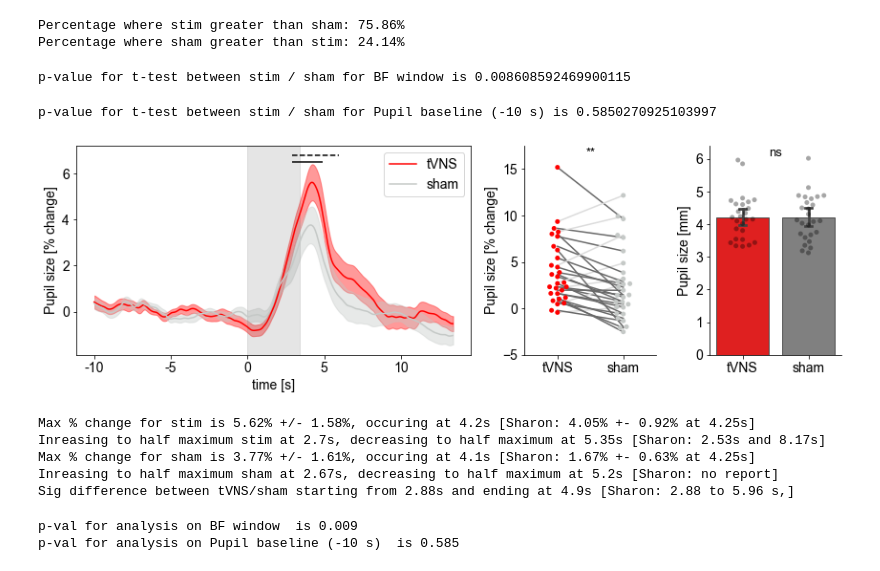
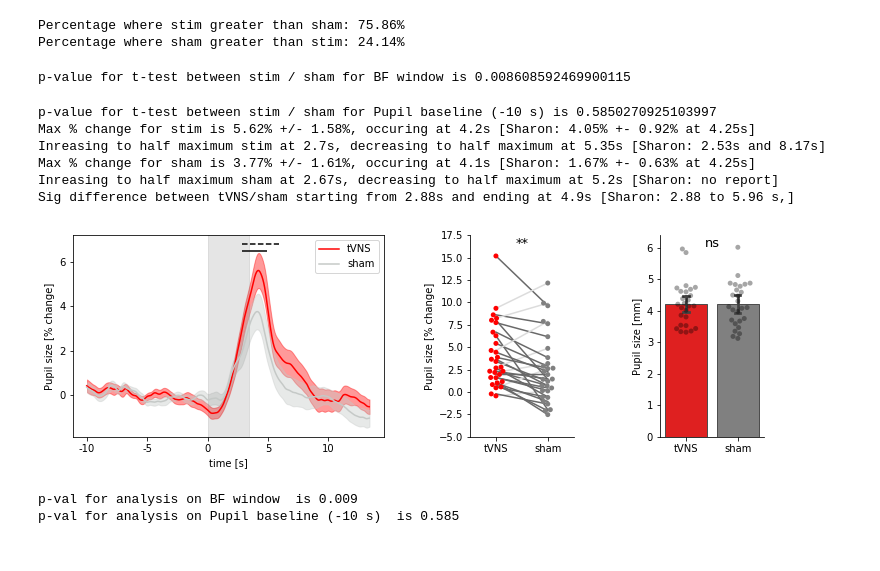
Before and after one commit to bethlloyd/sharon_replication, a Jupyter notebook: pupil_process_analysis.ipynb, the cells around one changed output. Saved outputs shown, nothing was run; the diff lists cells and outputs as text; code cells hidden in the pictures.

```diff
--- a/pupil_process_analysis.ipynb
+++ b/pupil_process_analysis.ipynb
@@ -780,16 +780,13 @@ print("Percentage where sham greater than stim: {:.2f}%".format(percentage_neg_e
 Percentage where stim greater than sham: 75.86%
 Percentage where sham greater than stim: 24.14%
 # %%
-# # plots settings:
-# #---------------------------------------
-
+# make Figure 2.
+# settings ----------
 start_window = 10
 end_window = 13.4
 sF = 40
 x = np.array(range(1,int((end_window--start_window)*sF)+1))
 
-# make Figure 3.  (box plot and density plot made in JASP)
-# settings ----------
 # make pallette for line plot
 plat= ['#696969']*len(subjectlist_fin)
 for  i, (stim,sham) in enumerate(zip(df['BF window_stim'], df['BF window_sham'])):
@@ -804,8 +801,12 @@ plt.subplots_adjust(left=0.1,
                     top=0.8,
                     wspace=0.5,
                     hspace=0.8)
+# make long dataframe
+df_stack = df.stack().reset_index()
+df_stack.columns = ['id', 'condition', 'val']
 df_stack['id'] = df_stack['id'].astype(float)
 df_stack['val'] = df_stack['val'].astype(float)
+
 
 
 agg_stim_mean = np.mean(pup_tot_stim[:],axis=0)
@@ -825,7 +826,7 @@ xticks = np.arange(0, len(pup_tot_stim[0]), sF*5).tolist(),np.arange(-start_wind
 stat, p_val_uncor = st.permtest_rel(pup_tot_stim[:], pup_tot_sham[:], axis=0)
 p_val_cor=sm.stats.fdrcorrection(p_val_uncor, alpha=0.05)
 sig_point=np.where(p_val_cor[0]==True)
-#patch = patches.Patch(color='grey', label='Manual Label')
+
 #plot timeseries
 axs[0].plot(agg_stim_mean, label='tVNS', color =  "#FF0000")
 axs[0].plot(agg_sham_mean, label='sham',color =  "#C5C9C7")
@@ -839,8 +840,7 @@ axs[0].set_ylabel("Pupil size [% change]")
 axs[0].hlines(y=6.8,xmin = round(12.88*40), xmax = round(15.96*40), linestyles = 'dashed') # sharon sig line
 axs[0].hlines(y=6.5,xmin = sig_point[0][0], xmax = sig_point[0][-1]) # sig line
 axs[0].add_patch(Rectangle((start_window*sF, -2), 136, 10,color="grey", alpha=0.2))
-#axs[0].text(-3.55, 5.05, string.ascii_uppercase[0], transform=ax.transAxes,
- #               size=20, weight='normal')
+
 #axs[0].legend(handles=[patch])
 #-6.11, 1.148
 feelings_tot = ['BF window','Pupil baseline (-10 s)']
@@ -867,10 +867,10 @@ for n, (f,y,ax) in enumerate(zip(feelings_tot, y_axes_labels, axs[1:].ravel())):
     sig_lev = convert_pvalue_to_asterisks(pvalue)
 
     f'{f}_stim'
-    my_pal = {f'{f}_stim': "#FF0000", f'{f}_sham': "#C5C9C7"}
+    my_pal = {f'{f}_stim': "red", f'{f}_sham': "grey"}
     # plot bar plots
     if f == 'Pupil baseline (-10 s)':
-        sns.barplot(ax=ax,x="condition", y="val", data=feeling_df_fin, capsize=.1, edgecolor=".3",palette=['red', 'grey'])
+        sns.barplot(ax=ax,x="condition", y="val", data=feeling_df_fin, capsize=.1, edgecolor=".3", palette=my_pal)
         sns.swarmplot(ax=ax,x="condition", y="val", data=feeling_df_fin, color="0",  alpha=.35)
 
     if f == 'BF window':
@@ -888,14 +888,10 @@ for n, (f,y,ax) in enumerate(zip(feelings_tot, y_axes_labels, axs[1:].ravel())):
     ax.set(xlabel=None, ylabel=y)
     ax.spines['top'].set_visible(False)
     ax.spines['right'].set_visible(False)
-    #ax.text(-0.1, 1.1, string.ascii_uppercase[n+1], transform=ax.transAxes,
-                #size=20, weight='normal')
 
 
-plt.tight_layout()
-plt.show()
+
 #plt.savefig('C:/Users/lloydb/surfdrive/ExperimentData/PEEG_TVNS/stats/Figures/Fig3.pdf',dpi=300)
-
 
 
 #---------------------------------------
@@ -909,42 +905,39 @@ results_full_stim[0]  # widths
 peaks_sham, _ = find_peaks(agg_sham_mean)
 results_half_sham = peak_widths(agg_sham_mean, peaks_sham, rel_height=0.5)
 results_half_sham[0]  # widths
 results_full_sham = peak_widths(agg_sham_mean, peaks_sham, rel_height=1)
 results_full_sham[0]  # widths
 
-# make long dataframe
-df_stack = df.stack().reset_index()
-df_stack.columns = ['id', 'condition', 'val']
 
 max_stim = round(max(agg_stim_mean),2)
 SE_stim = round(abs((max(agg_stim_mean)- max(agg_stim_SEM2))) + (max(agg_stim_mean)- max(agg_stim_SEM1)),2)
 max_time_stim = round(np.argmax(agg_stim_mean, axis=0)/40-10, 2)
 half_maximum_up_stim = round(results_half_stim[2][6]/40-10,2)
 half_maximum_down_stim = round(results_half_stim[3][6]/40-10,2)
 print(f'Max % change for stim is {max_stim}% +/- {SE_stim}%, occuring at {max_time_stim}s [Sharon: 4.05% +- 0.92% at 4.25s]')
 print(f'Inreasing to half maximum stim at {half_maximum_up_stim}s, decreasing to half maximum at {half_maximum_down_stim}s [Sharon: 2.53s and 8.17s]')
 
 
 max_sham = round(max(agg_sham_mean),2)
 SE_sham = round(abs((max(agg_sham_mean)- max(agg_sham_SEM2))) + (max(agg_sham_mean)- max(agg_sham_SEM1)),2)
 max_time_sham = round(np.argmax(agg_sham_mean, axis=0)/40-10, 2)
 half_maximum_up_sham = round(results_half_sham[2][8]/40-10,2)
 half_maximum_down_sham = round(results_half_sham[3][8]/40-10,2)
 print(f'Max % change for sham is {max_sham}% +/- {SE_sham}%, occuring at {max_time_sham}s [Sharon: 1.67% +- 0.63% at 4.25s]')
 print(f'Inreasing to half maximum sham at {half_maximum_up_sham}s, decreasing to half maximum at {half_maximum_down_sham}s [Sharon: no report]')
 
 start_sig = round((sig_point[0][0]/40)-10, 2)
 end_sig = round((sig_point[0][-2]/40)-10, 2)
 print(f'Sig difference between tVNS/sham starting from {start_sig}s and ending at {end_sig}s [Sharon: 2.88 to 5.96 s,]')
 # %% [output]
 p-value for t-test between stim / sham for BF window is 0.008608592469900115
 p-value for t-test between stim / sham for Pupil baseline (-10 s) is 0.5850270925103997
+Max % change for stim is 5.62% +/- 1.58%, occuring at 4.2s [Sharon: 4.05% +- 0.92% at 4.25s]
+Inreasing to half maximum stim at 2.7s, decreasing to half maximum at 5.35s [Sharon: 2.53s and 8.17s]
+Max % change for sham is 3.77% +/- 1.61%, occuring at 4.1s [Sharon: 1.67% +- 0.63% at 4.25s]
+Inreasing to half maximum sham at 2.67s, decreasing to half maximum at 5.2s [Sharon: no report]
+Sig difference between tVNS/sham starting from 2.88s and ending at 4.9s [Sharon: 2.88 to 5.96 s,]
-[figure, old version]
+[figure, new version]
-Max % change for stim is 5.62% +/- 1.58%, occuring at 4.2s [Sharon: 4.05% +- 0.92% at 4.25s]
-Inreasing to half maximum stim at 2.7s, decreasing to half maximum at 5.35s [Sharon: 2.53s and 8.17s]
-Max % change for sham is 3.77% +/- 1.61%, occuring at 4.1s [Sharon: 1.67% +- 0.63% at 4.25s]
-Inreasing to half maximum sham at 2.67s, decreasing to half maximum at 5.2s [Sharon: no report]
-Sig difference between tVNS/sham starting from 2.88s and ending at 4.9s [Sharon: 2.88 to 5.96 s,]
 # %%
 # plot bar plots for peak pupil size (sharon window) and baseline. --> NOTE: final Figure 2. with lines between conditions and subplots is at end of script!
 
```
